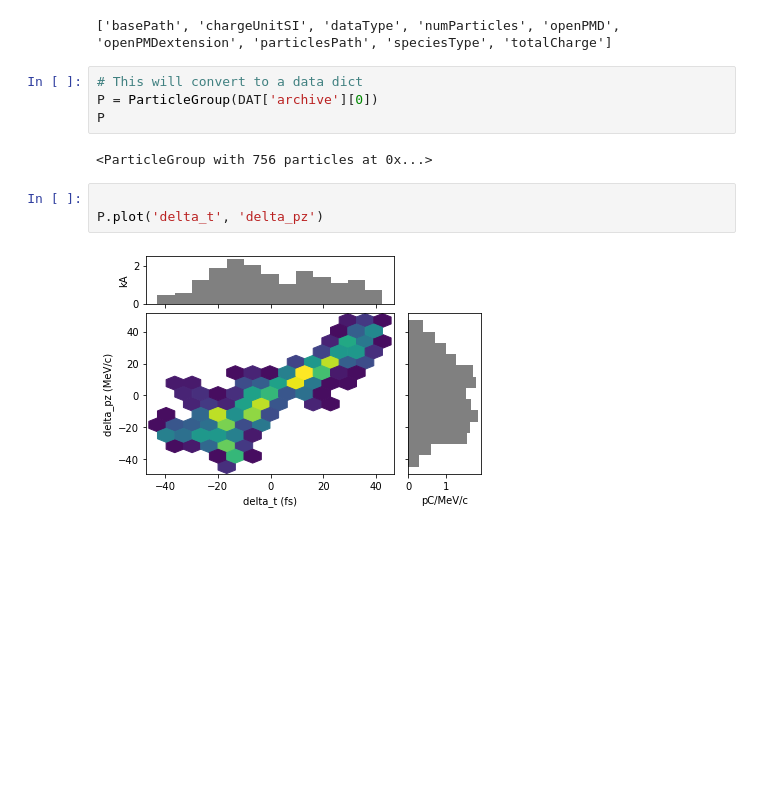
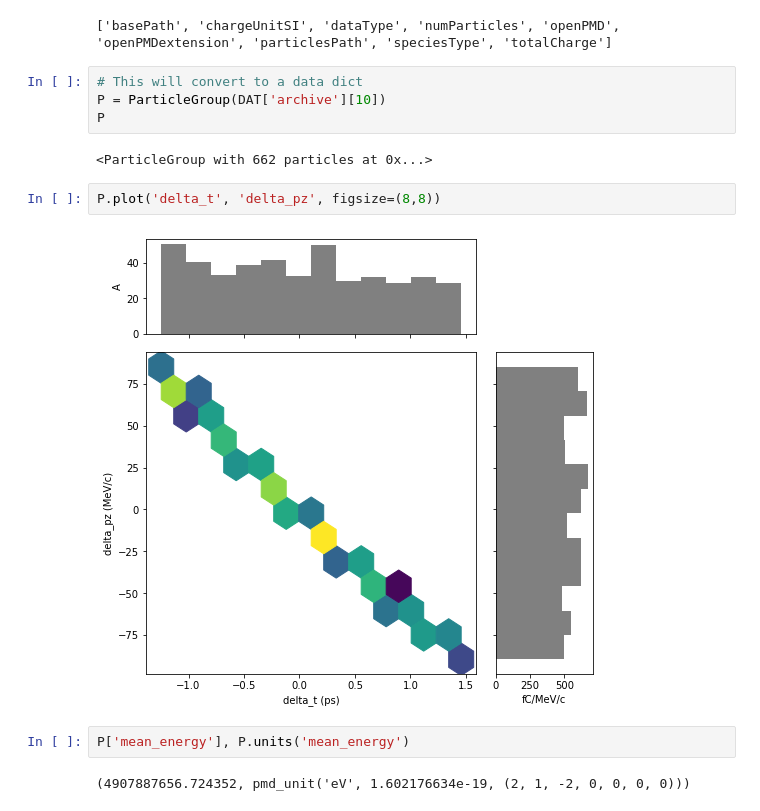
Before and after one commit to slaclab/simple_xopt_example, a Jupyter notebook: elegant_example/xopt_elegant_example.ipynb, the cells around one changed output. Saved outputs shown, nothing was run; the diff lists cells and outputs as text; blank space fills up the shorter version.

```diff
--- a/elegant_example/xopt_elegant_example.ipynb
+++ b/elegant_example/xopt_elegant_example.ipynb
@@ -234,12 +266,15 @@ with h5py.File(DAT['archive'][0], 'r') as h5:
 ['basePath', 'chargeUnitSI', 'dataType', 'numParticles', 'openPMD', 'openPMDextension', 'particlesPath', 'speciesType', 'totalCharge']
 # %%
 # This will convert to a data dict
-P = ParticleGroup(DAT['archive'][0])
+P = ParticleGroup(DAT['archive'][10])
 P
 # %% [output]
-<ParticleGroup with 756 particles at 0x...>
+<ParticleGroup with 662 particles at 0x...>
 # %%
-
-P.plot('delta_t', 'delta_pz')
+P.plot('delta_t', 'delta_pz', figsize=(8,8))
 # %% [output]
-[figure, old version]
+[figure, new version]
+# %%
+P['mean_energy'], P.units('mean_energy')
+# %% [output]
+(4907887656.724352, pmd_unit('eV', 1.602176634e-19, (2, 1, -2, 0, 0, 0, 0)))
```
Also changed, not shown: parts of 17 cells of this notebook, 1 other file.
